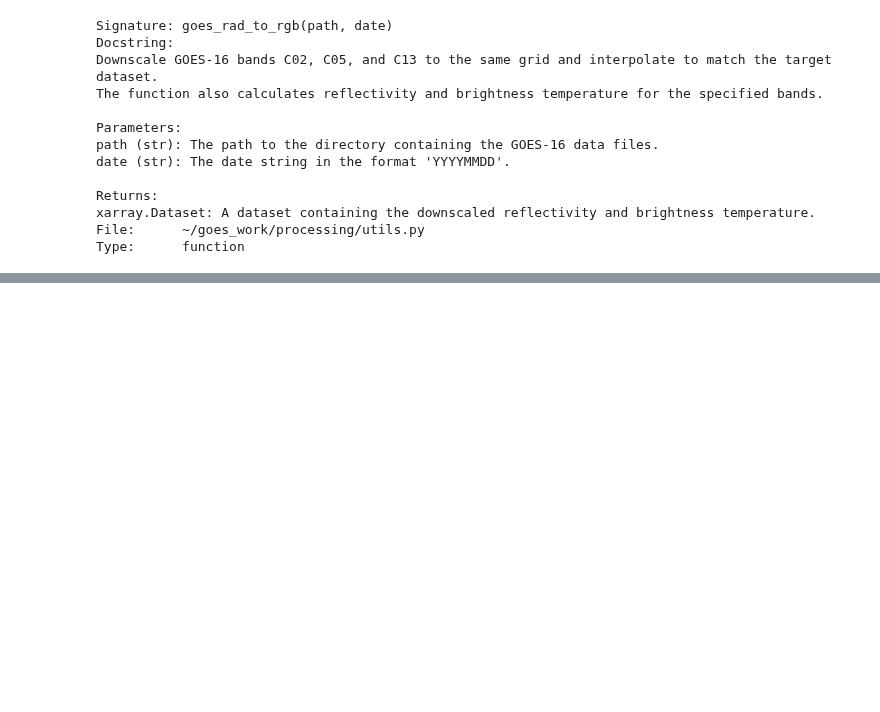
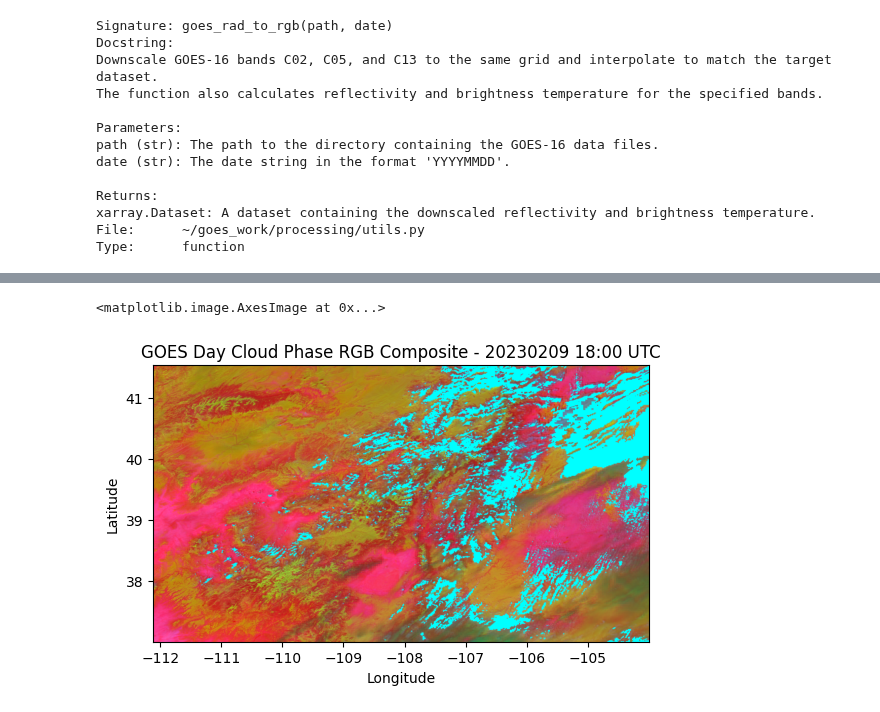
Before and after one commit to clinton-alden/goes_clouds, a Jupyter notebook: processing/03_plot_RGB.ipynb, the cells around one changed output, grey strips where cells are left out. Cells and saved outputs as stored; diff of their text form; code cells hidden in the pictures; blank space fills up the shorter version.

```diff
--- a/processing/03_plot_RGB.ipynb
+++ b/processing/03_plot_RGB.ipynb
@@ -262,0 +264,6 @@ KeyboardInterrupt:
+# %%
+ds_i = ds_masked.sel(t=time_of_day, method='nearest')
+plot_rgb_image(ds_i, date, hour_of_day, gif=False)
+# %% [output]
+<matplotlib.image.AxesImage at 0x...>
+[figure, added]
```
Also changed, not shown: parts of 12 cells of this notebook.
